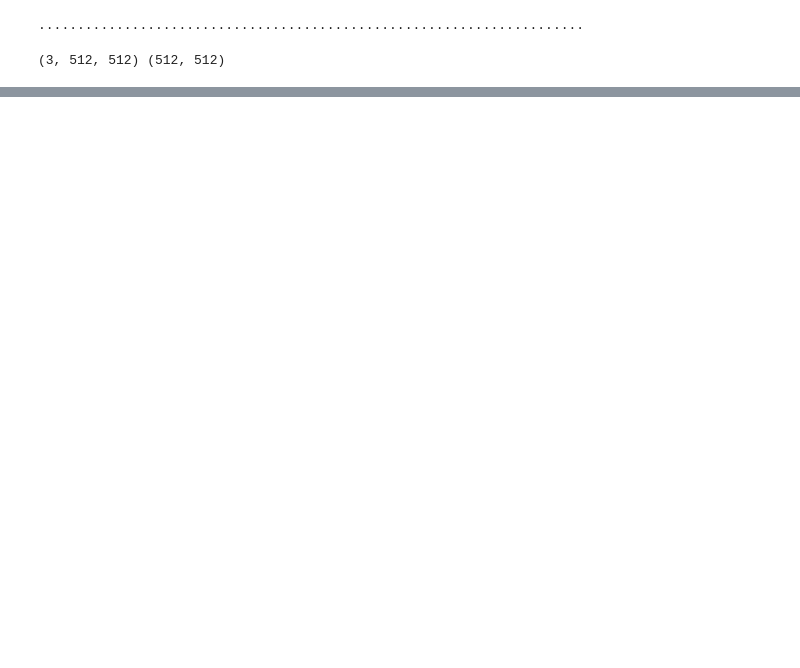
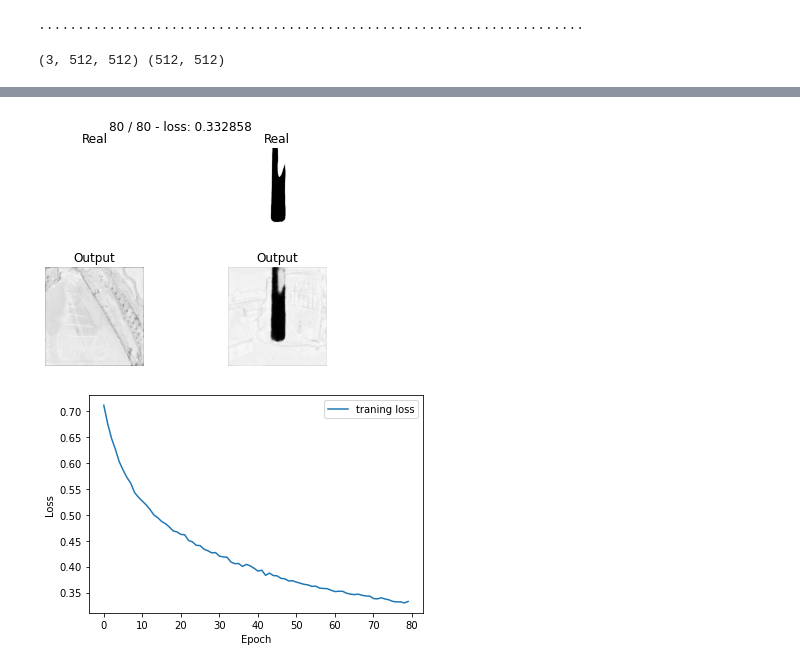
Before and after one commit to UCSmokestack/UrsinusSmokestack3D, a Jupyter notebook: Segmentation/UNet.ipynb, the cells around one changed output, grey strips where cells are left out. Drawn from its saved outputs; the diff is of its cells as text; code cells hidden in the pictures; blank space fills up the shorter version.

```diff
--- a/Segmentation/UNet.ipynb
+++ b/Segmentation/UNet.ipynb
@@ -59,5 +59,5 @@ Clipping input data to the valid range for imshow with RGB data ([0..1] for floa
 # %%
-X, Y = get_data(0, 70, n_augment=4)
+X, Y = get_data(0, 70, n_augment=0)
 # %% [output]
 ......................................................................
 # %%
@@ -88,12 +88,12 @@ epochs = 80
 data_loader = dataloader2
 
 loss_ls = []
-epoch_ls = []
 for epoch in range(epochs):
     tic = time()
     avg_loss = 0
     model.train()
     b=0
+    print(len(data_loader))
     for X_batch, Y_batch in data_loader:
         X_batch = X_batch.to(device)
         Y_batch = Y_batch.to(device)
@@ -103,7 +103,7 @@ for epoch in range(epochs):
         # forward pass
         Y_pred = model(X_batch)
         Y_batch = Y_batch.unsqueeze(1)
-        Y_batch[1] = Y_pred[1]
+        #Y_batch[1] = Y_pred[1]
         loss = loss_fn(Y_pred, Y_batch)  # compute loss
         loss.backward()  # backward-pass to compute gradients
         opt.step()  # update weights
@@ -111,35 +111,30 @@ for epoch in range(epochs):
         # Compute average epoch loss
         avg_loss += loss / len(data_loader)
         b=b+1
-    loss_ls.append(avg_loss)
-    epoch_ls.append(epoch)
-    print(loss_ls)
-    print(epoch_ls)
-    # Delete unnecessary tensors
-    Y_batch[5:] = 0
+    loss_ls.append(avg_loss.cpu().detach().numpy())
     # show intermediate results
     model.eval()  # testing mode
     Y_hat = F.sigmoid(model(X_batch.to(device))).detach().cpu()
-    # del X_batch
-    Y_hat[5:, 0] = 0
     clear_output(wait=True)
 
-    print("Elapsed TIme: %.3g"%(time()-tic))
+    print("Elapsed Time: %.3g"%(time()-tic))
 
-    for k in range(4):
-        plt.subplot(3, 4, k+1)
+    N = len(Y_batch)
+    for k in range(N):
+        plt.subplot(2, N, k+1)
         Y_batch2 = Variable(Y_batch[k,0,:,:], requires_grad=False)
         plt.imshow(Y_batch2.cpu().numpy(), cmap='Greys')
         plt.title('Real')
         plt.axis('off')
 
-        plt.subplot(3, 4, k+5)
+        plt.subplot(2, N, N+k+1)
         plt.imshow(Y_hat[k, 0], cmap='Greys')
         plt.title('Output')
         plt.axis('off')
     plt.suptitle('%d / %d - loss: %f' % (epoch+1, epochs, avg_loss))
     plt.show()
-    #plt.plot(epoch_ls, loss_ls, label='traning loss')
-    #plt.legend()
-    #plt.xlabel('Epoch'), plt.ylabel('Loss')
-    #plt.show()
+    plt.plot(loss_ls, label='traning loss')
+    plt.legend()
+    plt.xlabel('Epoch'), plt.ylabel('Loss')
+    plt.show()
+# %% [output]
@@ -145,0 +142,2 @@ for epoch in range(epochs):
+[figure, added]
+[figure, added]
```
Also changed, not shown: parts of 4 cells of this notebook.
